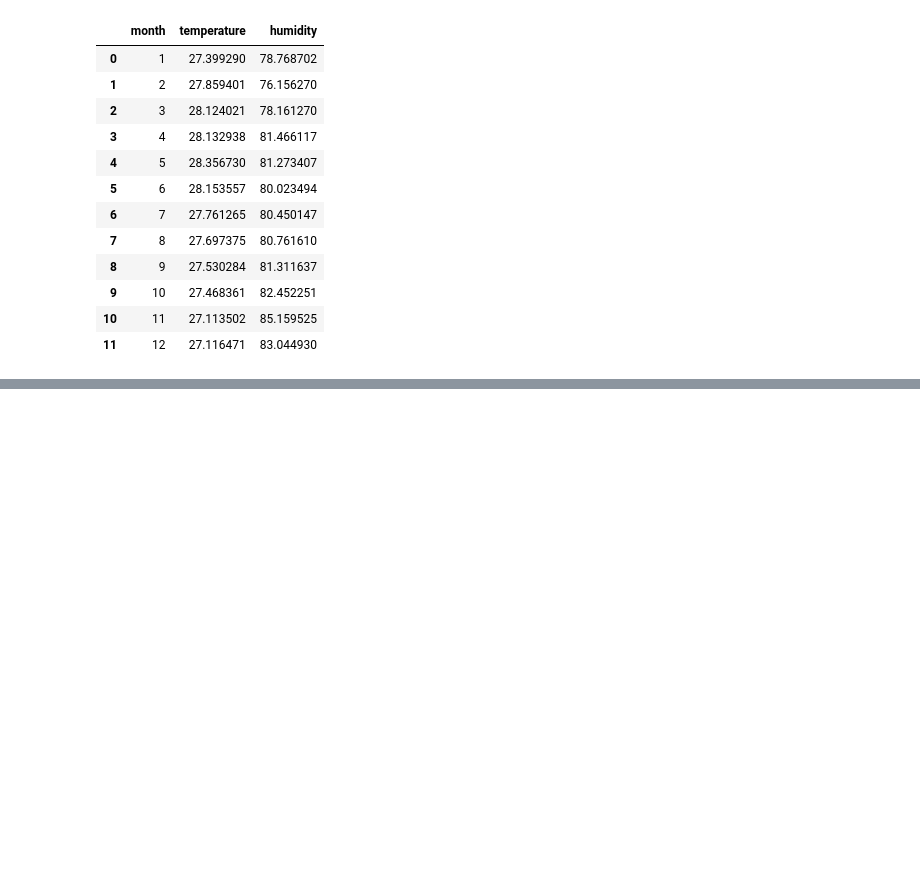
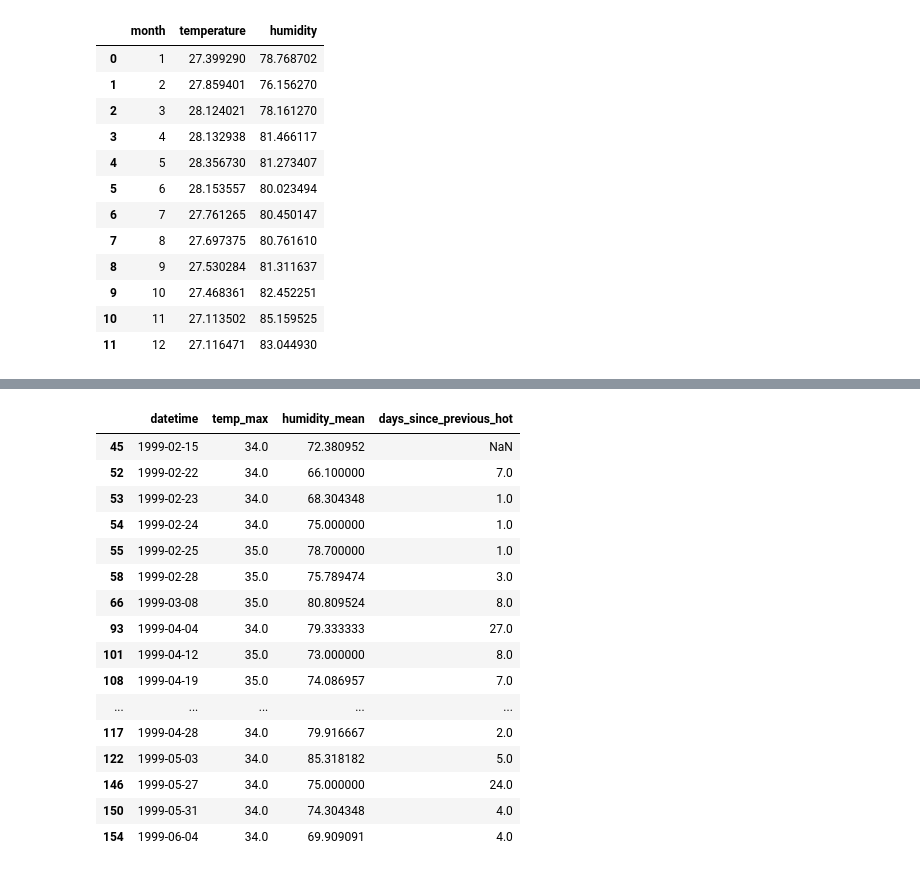
Before and after one commit to ThejaJeff/malaysia-weather-explorer, a Jupyter notebook: notebooks/weather_analysis.ipynb, the cells around one changed output, grey strips where cells are left out. Cells and saved outputs as stored; diff of their text form; code cells hidden in the pictures; blank space fills up the shorter version.

Commit message:
Analyze daily weather patterns

```diff
--- a/notebooks/weather_analysis.ipynb
+++ b/notebooks/weather_analysis.ipynb
@@ -731,0 +790,4 @@ monthly_environment
+# %%
+hot_threshold = daily_weather["temp_max"].quantile(0.95)
+
+print("95th percentile:", hot_threshold)
@@ -731,0 +796,7 @@ monthly_environment
+# %%
+hot_days = daily_weather[
+    daily_weather["temp_max"] >= hot_threshold
+].copy()
+
+print("Hot-day threshold:", hot_threshold)
+print("Number of hot days:", len(hot_days))
@@ -731,0 +954,29 @@ monthly_environment
+# %%
+hot_days["days_since_previous_hot"] = (
+    hot_days["datetime"].diff().dt.days
+)
+
+hot_days[[
+    "datetime",
+    "temp_max",
+    "humidity_mean",
+    "days_since_previous_hot"
+]].head(20)
+# %% [output]
+|  | datetime | temp_max | humidity_mean | days_since_previous_hot |
+| 45 | 1999-02-15 | 34.0 | 72.380952 | NaN |
+| 52 | 1999-02-22 | 34.0 | 66.100000 | 7.0 |
+| 53 | 1999-02-23 | 34.0 | 68.304348 | 1.0 |
+| 54 | 1999-02-24 | 34.0 | 75.000000 | 1.0 |
+| 55 | 1999-02-25 | 35.0 | 78.700000 | 1.0 |
+| 58 | 1999-02-28 | 35.0 | 75.789474 | 3.0 |
+| 66 | 1999-03-08 | 35.0 | 80.809524 | 8.0 |
+| 93 | 1999-04-04 | 34.0 | 79.333333 | 27.0 |
+| 101 | 1999-04-12 | 35.0 | 73.000000 | 8.0 |
+| 108 | 1999-04-19 | 35.0 | 74.086957 | 7.0 |
+| ... | ... | ... | ... | ... |
+| 117 | 1999-04-28 | 34.0 | 79.916667 | 2.0 |
+| 122 | 1999-05-03 | 34.0 | 85.318182 | 5.0 |
+| 146 | 1999-05-27 | 34.0 | 75.000000 | 24.0 |
+| 150 | 1999-05-31 | 34.0 | 74.304348 | 4.0 |
+| 154 | 1999-06-04 | 34.0 | 69.909091 | 4.0 |
```
Also changed, not shown: parts of 16 cells of this notebook.
